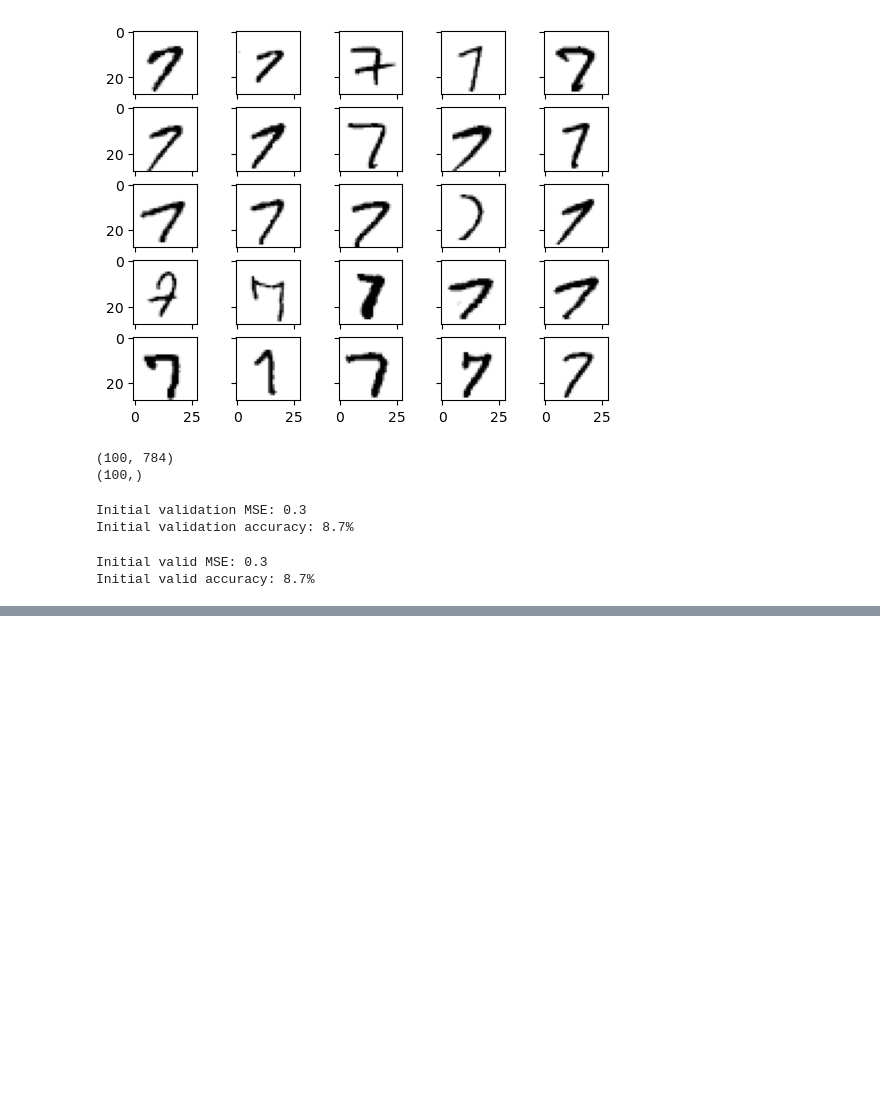
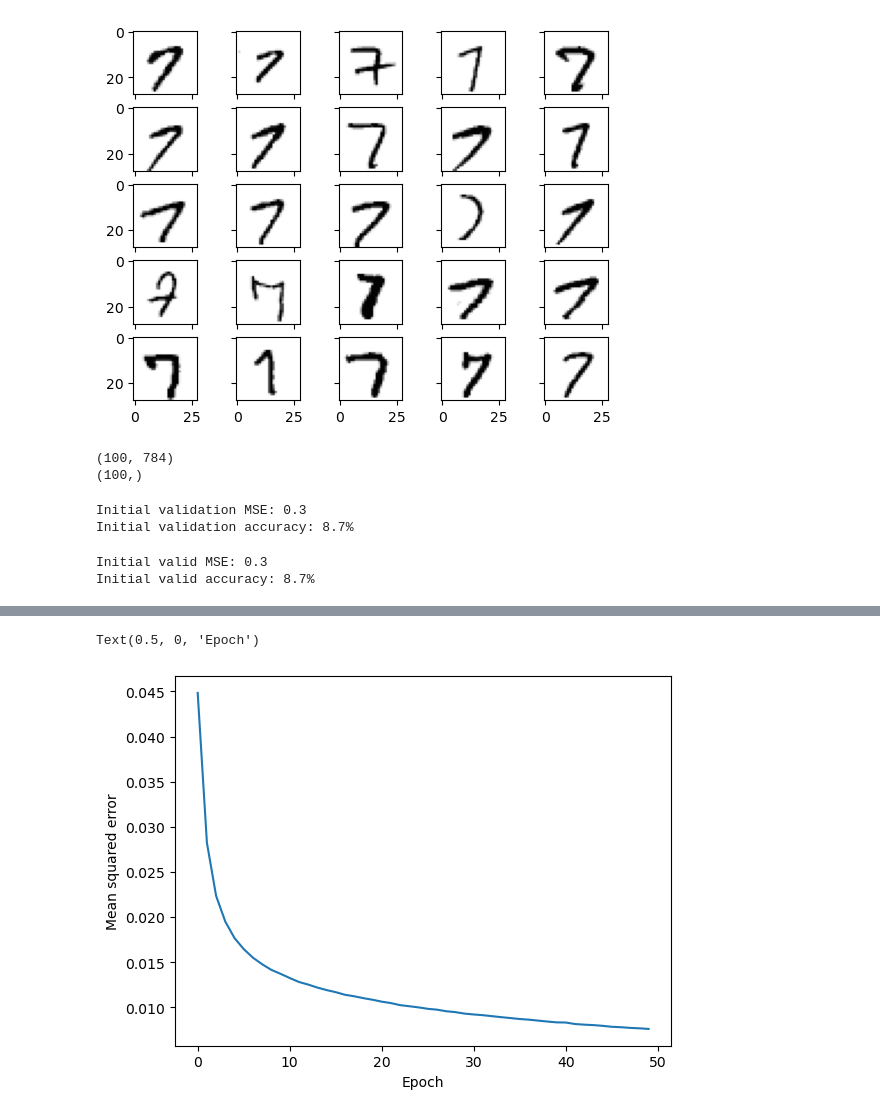
Before and after one commit to imsinha0/LearningFromRaschka, a Jupyter notebook: chp11.ipynb, the cells around one changed output, grey strips where cells are left out. Drawn from its saved outputs; the diff is of its cells as text; code cells hidden in the pictures; blank space fills up the shorter version.

```diff
--- a/chp11.ipynb
+++ b/chp11.ipynb
@@ -266,0 +282,7 @@ Epoch: 002/050 | Train MSE: 0.03 | Train Acc: 86.57% | Valid Acc: 87.10%
+# %%
+plt.plot(range(len(epoch_loss)), epoch_loss)
+plt.ylabel('Mean squared error')
+plt.xlabel('Epoch')
+# %% [output]
+Text(0.5, 0, 'Epoch')
+[figure, added]
```
Also changed, not shown: parts of 5 cells of this notebook.
